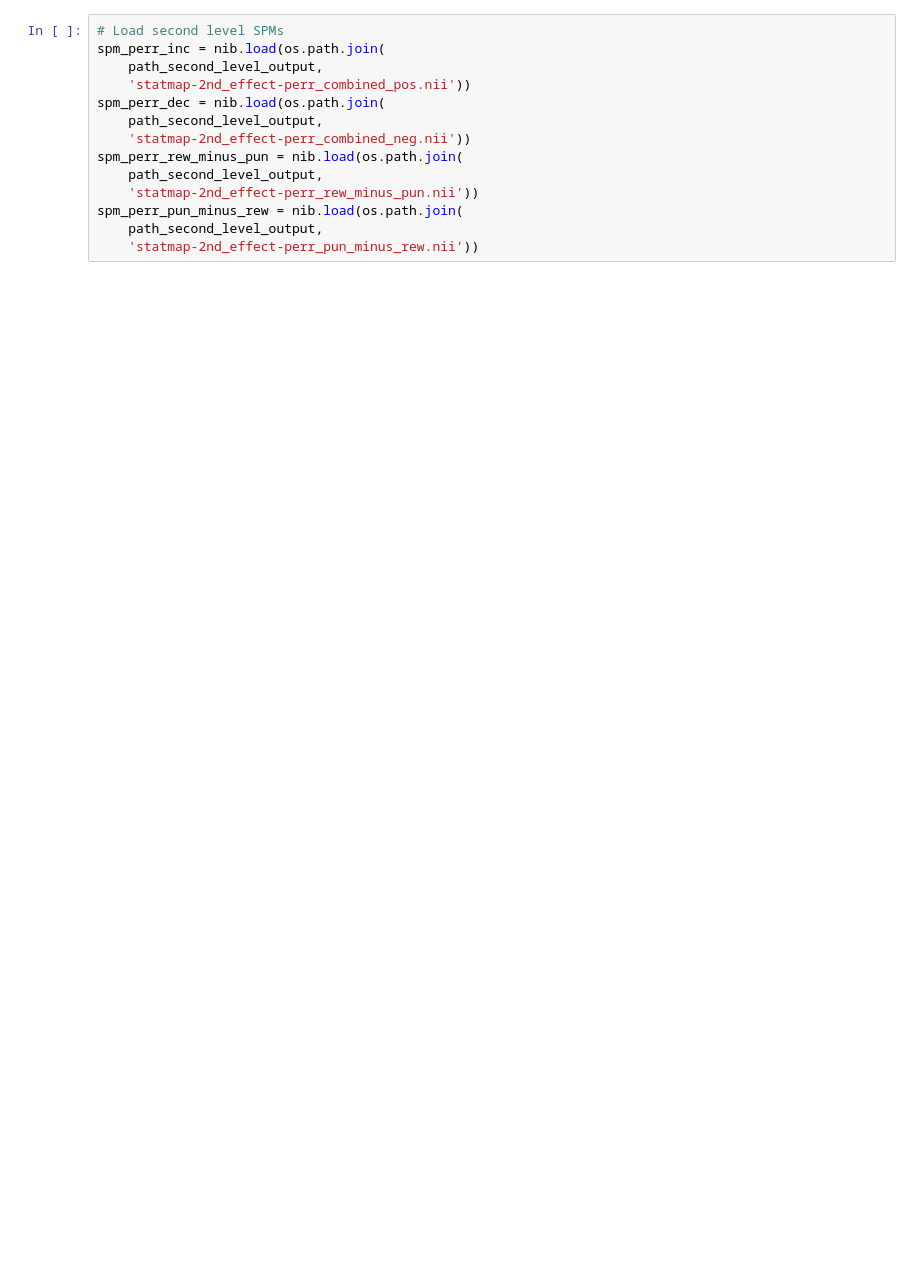
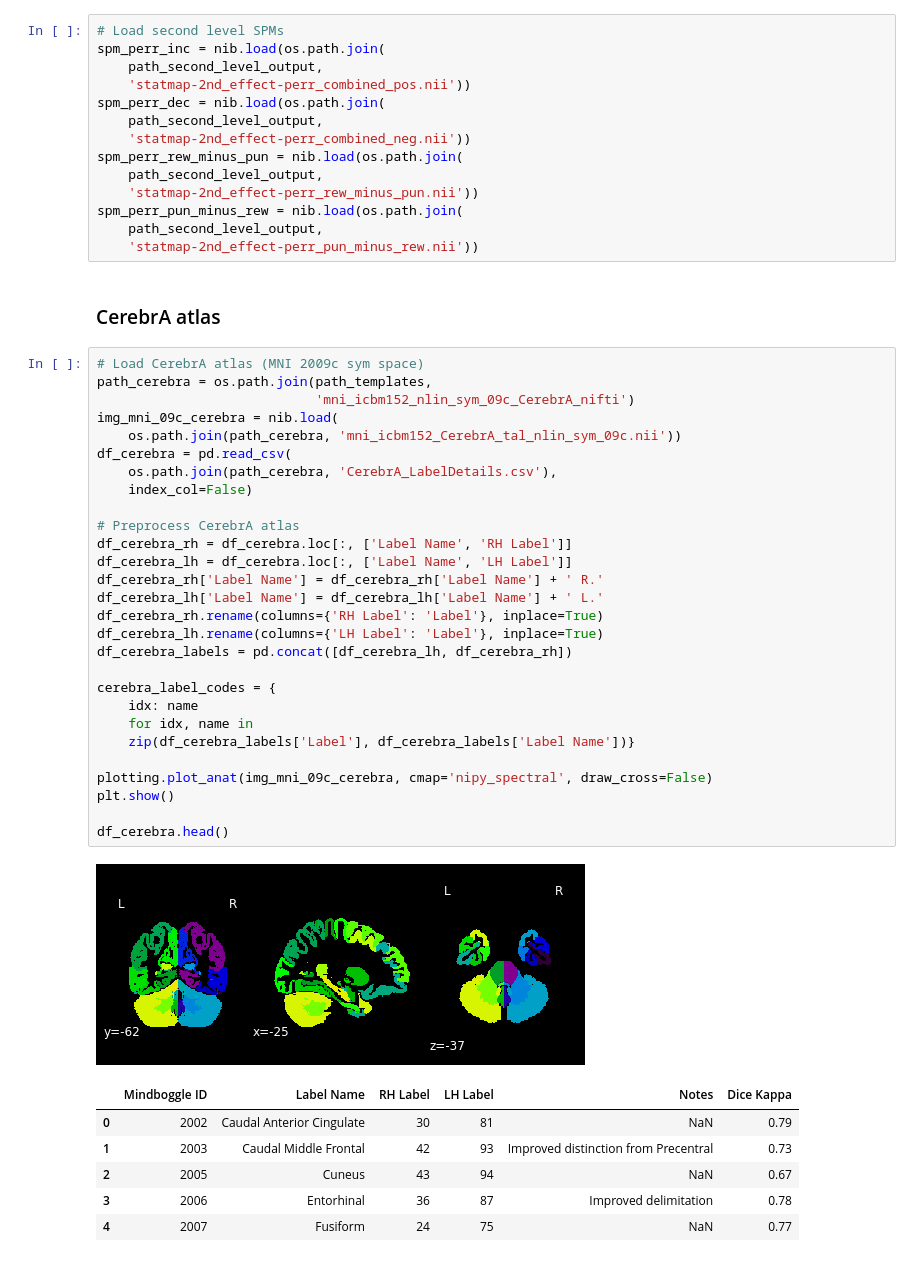
Before and after one commit to kbonna/decidenet, a Jupyter notebook: activation_analysis/dn_aa_04_results_reporting.ipynb, the cells around one changed output. Cells and saved outputs as stored; diff of their text form; blank space fills up the shorter version.

```diff
--- a/activation_analysis/dn_aa_04_results_reporting.ipynb
+++ b/activation_analysis/dn_aa_04_results_reporting.ipynb
@@ -52,3 +104,41 @@ spm_perr_rew_minus_pun = nib.load(os.path.join(
 spm_perr_pun_minus_rew = nib.load(os.path.join(
     path_second_level_output,
     'statmap-2nd_effect-perr_pun_minus_rew.nii'))
+# %% [markdown]
+### CerebrA atlas
+# %%
+# Load CerebrA atlas (MNI 2009c sym space)
+path_cerebra = os.path.join(path_templates,
+                            'mni_icbm152_nlin_sym_09c_CerebrA_nifti')
+img_mni_09c_cerebra = nib.load(
+    os.path.join(path_cerebra, 'mni_icbm152_CerebrA_tal_nlin_sym_09c.nii'))
+df_cerebra = pd.read_csv(
+    os.path.join(path_cerebra, 'CerebrA_LabelDetails.csv'),
+    index_col=False)
+
+# Preprocess CerebrA atlas
+df_cerebra_rh = df_cerebra.loc[:, ['Label Name', 'RH Label']]
+df_cerebra_lh = df_cerebra.loc[:, ['Label Name', 'LH Label']]
+df_cerebra_rh['Label Name'] = df_cerebra_rh['Label Name'] + ' R.'
+df_cerebra_lh['Label Name'] = df_cerebra_lh['Label Name'] + ' L.'
+df_cerebra_rh.rename(columns={'RH Label': 'Label'}, inplace=True)
+df_cerebra_lh.rename(columns={'LH Label': 'Label'}, inplace=True)
+df_cerebra_labels = pd.concat([df_cerebra_lh, df_cerebra_rh])
+
+cerebra_label_codes = {
+    idx: name
+    for idx, name in
+    zip(df_cerebra_labels['Label'], df_cerebra_labels['Label Name'])}
+
+plotting.plot_anat(img_mni_09c_cerebra, cmap='nipy_spectral', draw_cross=False)
+plt.show()
+
+df_cerebra.head()
+# %% [output]
+[figure, added]
+|  | Mindboggle ID | Label Name | RH Label | LH Label | Notes | Dice Kappa |
+| 0 | 2002 | Caudal Anterior Cingulate | 30 | 81 | NaN | 0.79 |
+| 1 | 2003 | Caudal Middle Frontal | 42 | 93 | Improved distinction from Precentral | 0.73 |
+| 2 | 2005 | Cuneus | 43 | 94 | NaN | 0.67 |
+| 3 | 2006 | Entorhinal | 36 | 87 | Improved delimitation | 0.78 |
+| 4 | 2007 | Fusiform | 24 | 75 | NaN | 0.77 |
```
Also changed, not shown: parts of 11 cells of this notebook.
